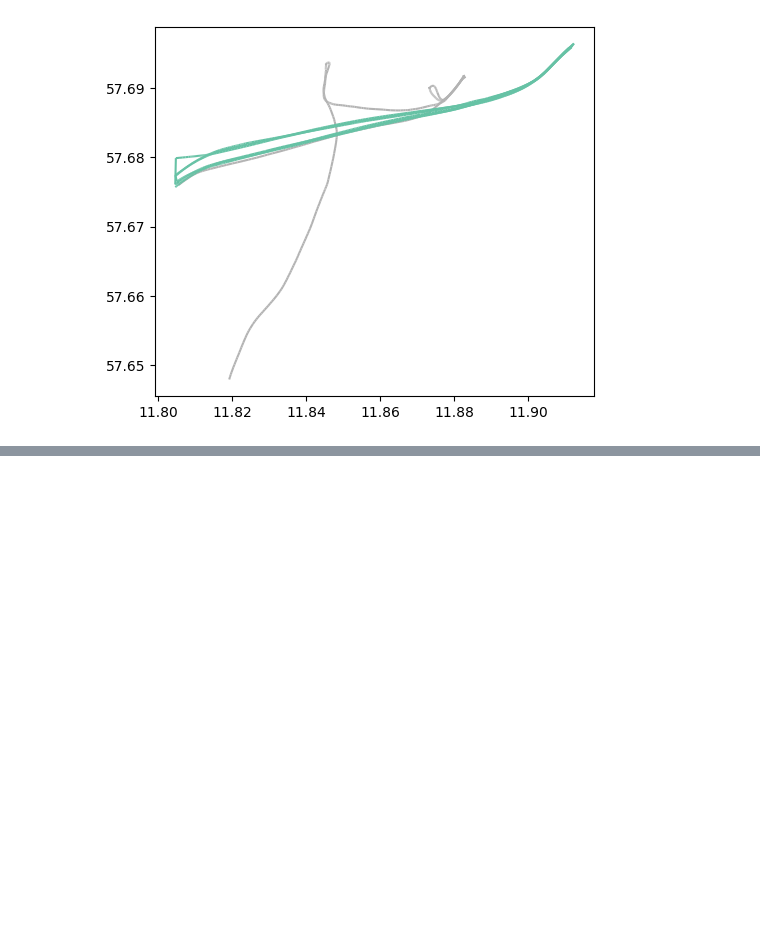
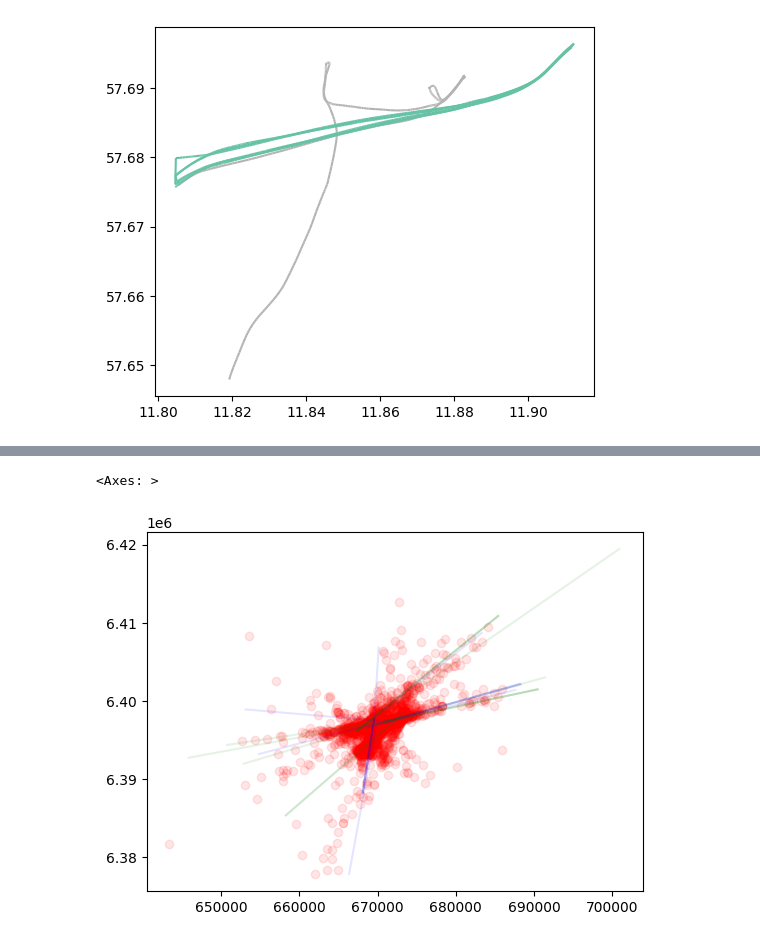
Before and after one commit to SiggyF/movingpandas-examples, a Jupyter notebook: 2-analysis-examples/ship-collisions.ipynb, the cells around one changed output, grey strips where cells are left out. Saved outputs shown, nothing was run; the diff lists cells and outputs as text; code cells hidden in the pictures; blank space fills up the shorter version.

```diff
--- a/2-analysis-examples/ship-collisions.ipynb
+++ b/2-analysis-examples/ship-collisions.ipynb
@@ -147,0 +376,23 @@ traj_collection_ab.plot(ax=ax, column='MMSI', cmap='Set2')
+# %%
+all_encounters = []
+for mmsi, mmsi_df  in tqdm(vectors_gdf.groupby(['MMSI'])):
+
+    # possible encounters (intersections, ignore time)
+    encounters_gdf = gpd.sjoin(mmsi_df, vectors_gdf)
+
+    # remove self joins and double joins
+    encounters_gdf = encounters_gdf[encounters_gdf['MMSI_left'] > encounters_gdf['MMSI_right']]
+    if not encounters_gdf.shape[0]:
+        continue
+
+
+    # create time intervals
+    encounters_gdf['t_interval_left'] = encounters_gdf.apply(lambda row: pd.Interval(row['t_0_left'], row['t_1_left']), axis=1)
+    encounters_gdf['t_interval_right'] = encounters_gdf.apply(lambda row: pd.Interval(row['t_0_right'], row['t_1_right']), axis=1)
+    t_overlaps = encounters_gdf.apply(lambda row: row['t_interval_left'].overlaps(row['t_interval_right']), axis=1)
+    # keep only temporal overlaps
+    encounters_gdf = encounters_gdf[t_overlaps]
+
+    # now we have  encounters as defined
+    all_encounters.append(encounters_gdf)
+all_encounters_gdf = gpd.GeoDataFrame(pd.concat(all_encounters))
@@ -147,0 +416,18 @@ traj_collection_ab.plot(ax=ax, column='MMSI', cmap='Set2')
+# %%
+fig, ax = plt.subplots()
+selected = all_encounters_gdf[
+    (all_encounters_gdf['MMSI_left'] == mmsi_a) &
+    (all_encounters_gdf['MMSI_right'] == mmsi_b)
+]
+selected['vectorsaved_left'].plot(ax=ax, color='blue', alpha=0.1)
+selected['vectorsaved_right'].plot(ax=ax, color='green', alpha=0.1)
+selected['vectorsaved_left'].intersection(selected['vectorsaved_right']).plot(color='red', alpha=0.3, ax=ax)
+
+all_encounters_gdf['vectorsaved_left'].intersection(all_encounters_gdf['vectorsaved_right']).plot(
+    color='red',
+    alpha=0.1,
+    ax=ax
+)
+# %% [output]
+<Axes: >
+[figure, added]
```
Also changed, not shown: parts of 12 cells of this notebook.
